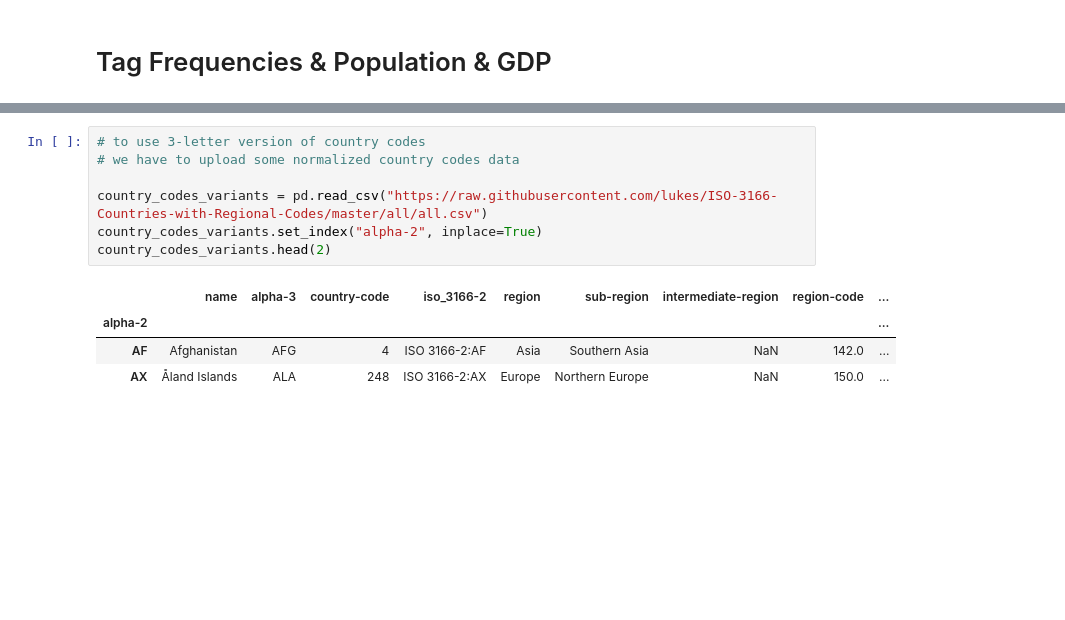
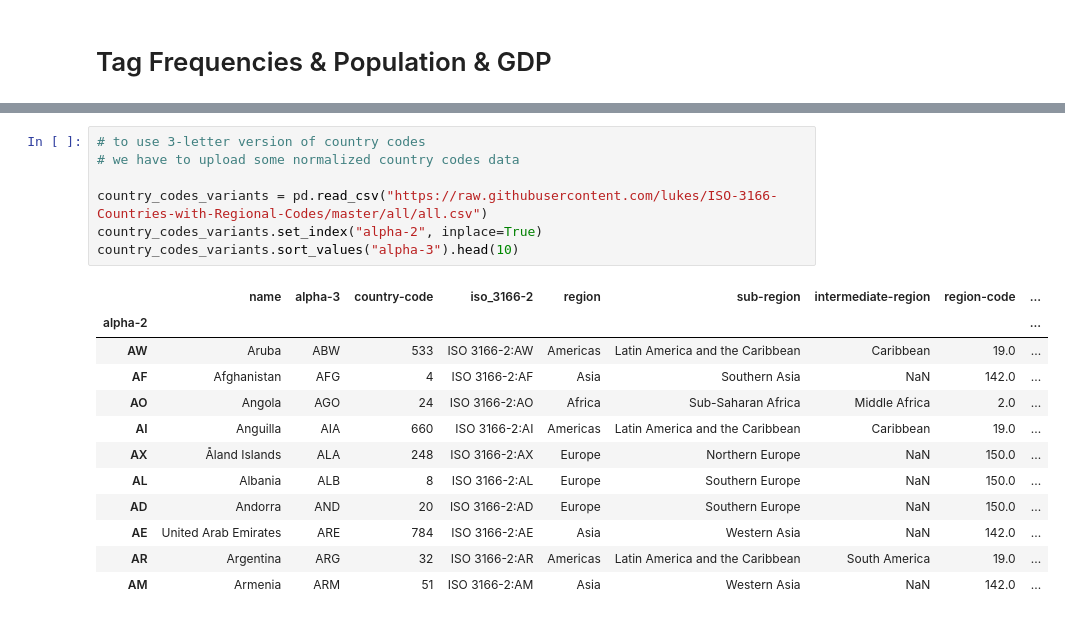
Before and after one commit to kasev/instagram_webscraping, a Jupyter notebook: scripts/instagram_analysis.ipynb, the cells around one changed output, grey strips where cells are left out. Drawn from its saved outputs; the diff is of its cells as text; blank space fills up the shorter version.

```diff
--- a/scripts/instagram_analysis.ipynb
+++ b/scripts/instagram_analysis.ipynb
@@ -303,15 +361,23 @@ countries_tag_df.head(2)
 # %%
 # to use 3-letter version of country codes
 # we have to upload some normalized country codes data
 
 country_codes_variants = pd.read_csv("https://raw.githubusercontent.com/lukes/ISO-3166-Countries-with-Regional-Codes/master/all/all.csv")
 country_codes_variants.set_index("alpha-2", inplace=True)
-country_codes_variants.head(2)
+country_codes_variants.sort_values("alpha-3").head(10)
 # %% [output]
 |  | name | alpha-3 | country-code | iso_3166-2 | region | sub-region | intermediate-region | region-code | ... |
 | alpha-2 |  |  |  |  |  |  |  |  | ... |
+| AW | Aruba | ABW | 533 | ISO 3166-2:AW | Americas | Latin America and the Caribbean | Caribbean | 19.0 | ... |
 | AF | Afghanistan | AFG | 4 | ISO 3166-2:AF | Asia | Southern Asia | NaN | 142.0 | ... |
+| AO | Angola | AGO | 24 | ISO 3166-2:AO | Africa | Sub-Saharan Africa | Middle Africa | 2.0 | ... |
+| AI | Anguilla | AIA | 660 | ISO 3166-2:AI | Americas | Latin America and the Caribbean | Caribbean | 19.0 | ... |
 | AX | Åland Islands | ALA | 248 | ISO 3166-2:AX | Europe | Northern Europe | NaN | 150.0 | ... |
+| AL | Albania | ALB | 8 | ISO 3166-2:AL | Europe | Southern Europe | NaN | 150.0 | ... |
+| AD | Andorra | AND | 20 | ISO 3166-2:AD | Europe | Southern Europe | NaN | 150.0 | ... |
+| AE | United Arab Emirates | ARE | 784 | ISO 3166-2:AE | Asia | Western Asia | NaN | 142.0 | ... |
+| AR | Argentina | ARG | 32 | ISO 3166-2:AR | Americas | Latin America and the Caribbean | South America | 19.0 | ... |
+| AM | Armenia | ARM | 51 | ISO 3166-2:AM | Asia | Western Asia | NaN | 142.0 | ... |
 # %%
 world_population_df = pd.read_csv("https://raw.githubusercontent.com/datasets/population/master/data/population.csv")
 world_population_df.head(2)
```
Also changed, not shown: parts of 44 cells of this notebook, 2 other files.
